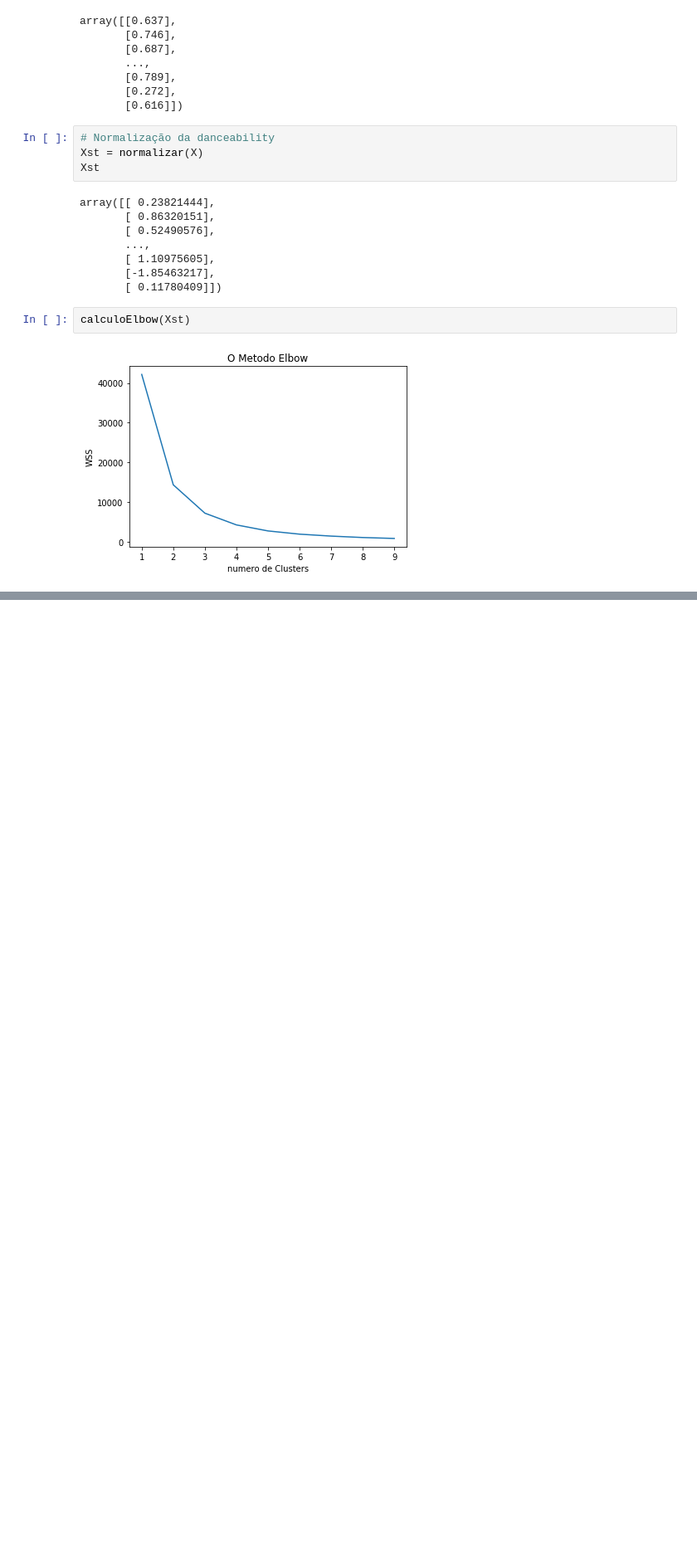
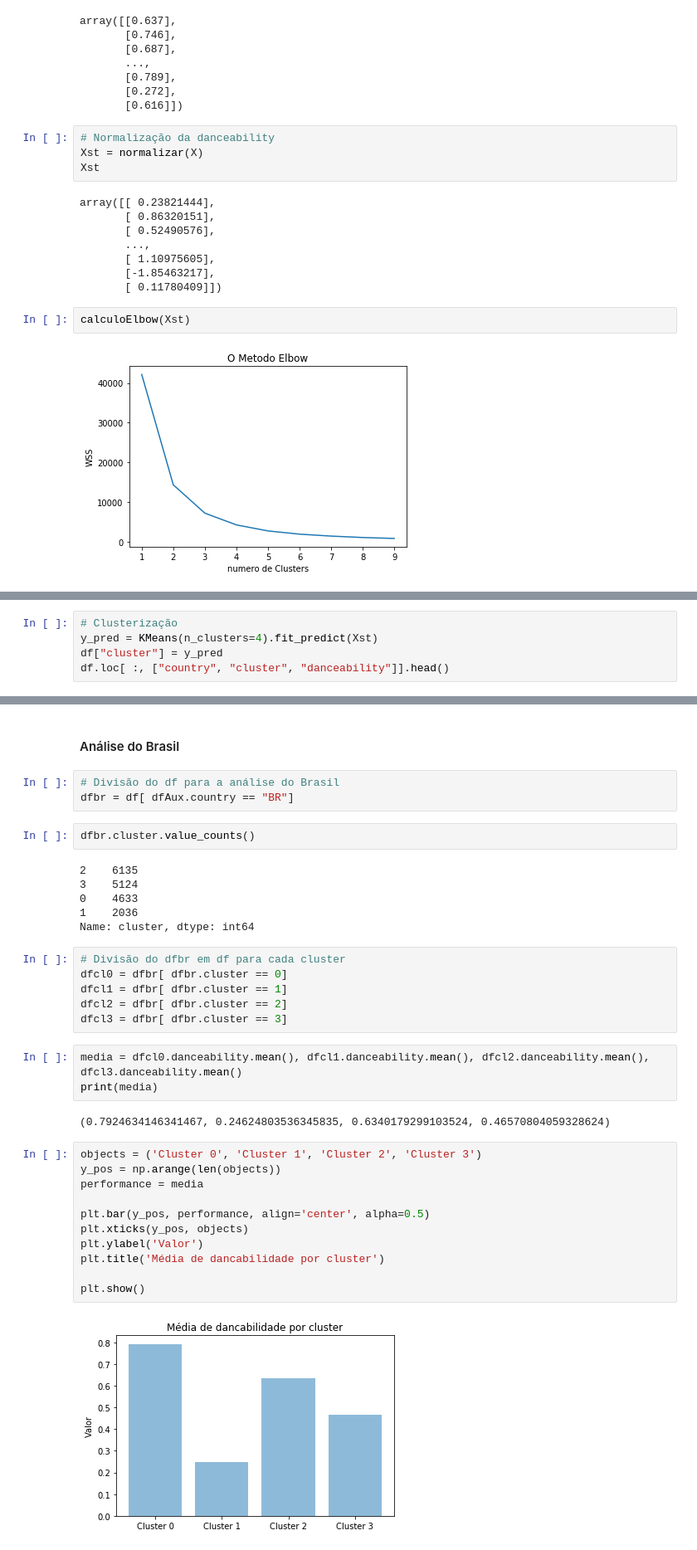
Before and after one commit to adrianofelisberto/analise_spotify_tcc, a Jupyter notebook: analise.ipynb, the cells around one changed output, grey strips where cells are left out. Shown at 83% size. Cells and saved outputs as stored; diff of their text form; blank space fills up the shorter version.

Commit message:
Análise pela dancabilidade

```diff
--- a/analise.ipynb
+++ b/analise.ipynb
@@ -92,0 +106,5 @@ calculoElbow(Xst)
+# %%
+# Clusterização
+y_pred = KMeans(n_clusters=4).fit_predict(Xst)
+df["cluster"] = y_pred
+df.loc[ :, ["country", "cluster", "danceability"]].head()
@@ -92,0 +118,37 @@ calculoElbow(Xst)
+# %% [markdown]
+#### Análise do Brasil
+# %%
+# Divisão do df para a análise do Brasil
+dfbr = df[ dfAux.country == "BR"]
+# %%
+dfbr.cluster.value_counts()
+# %% [output]
+2    6135
+3    5124
+0    4633
+1    2036
+Name: cluster, dtype: int64
+# %%
+# Divisão do dfbr em df para cada cluster
+dfcl0 = dfbr[ dfbr.cluster == 0]
+dfcl1 = dfbr[ dfbr.cluster == 1]
+dfcl2 = dfbr[ dfbr.cluster == 2]
+dfcl3 = dfbr[ dfbr.cluster == 3]
+# %%
+media = dfcl0.danceability.mean(), dfcl1.danceability.mean(), dfcl2.danceability.mean(), dfcl3.danceability.mean()
+print(media)
+# %% [output]
+(0.7924634146341467, 0.24624803536345835, 0.6340179299103524, 0.46570804059328624)
+# %%
+objects = ('Cluster 0', 'Cluster 1', 'Cluster 2', 'Cluster 3')
+y_pos = np.arange(len(objects))
+performance = media
+
+plt.bar(y_pos, performance, align='center', alpha=0.5)
+plt.xticks(y_pos, objects)
+plt.ylabel('Valor')
+plt.title('Média de dancabilidade por cluster')
+
+plt.show()
+# %% [output]
+[figure, added]
```
Also changed, not shown: parts of 11 cells of this notebook.
